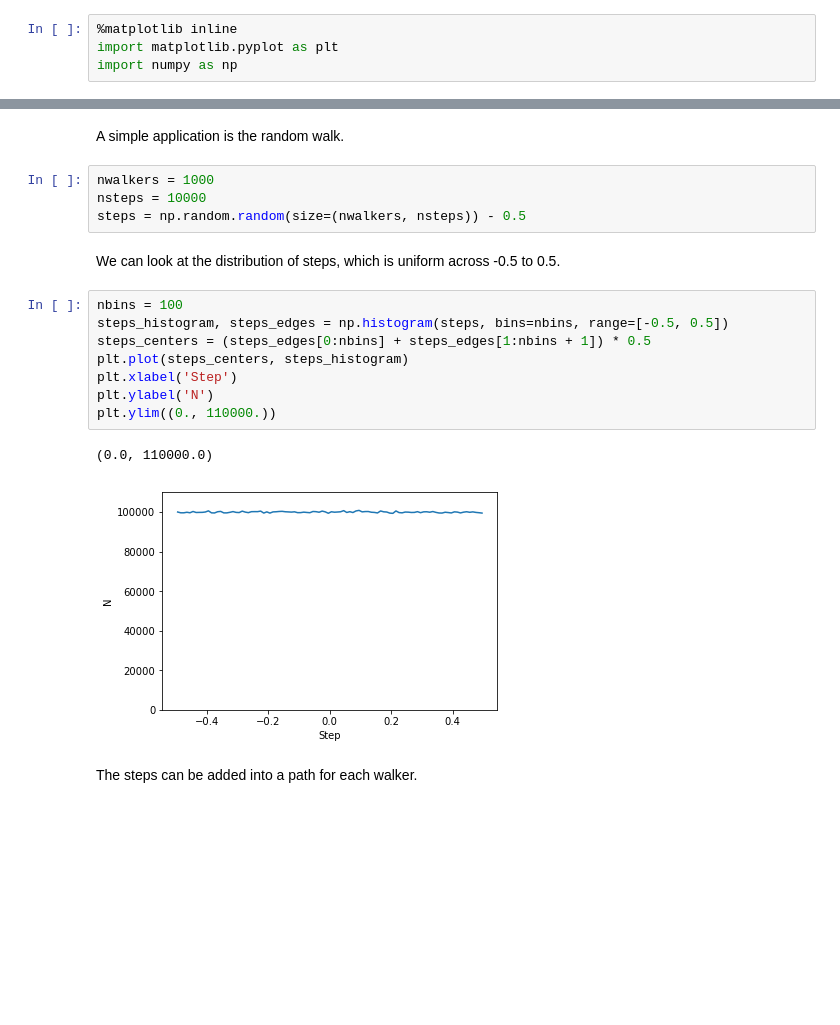
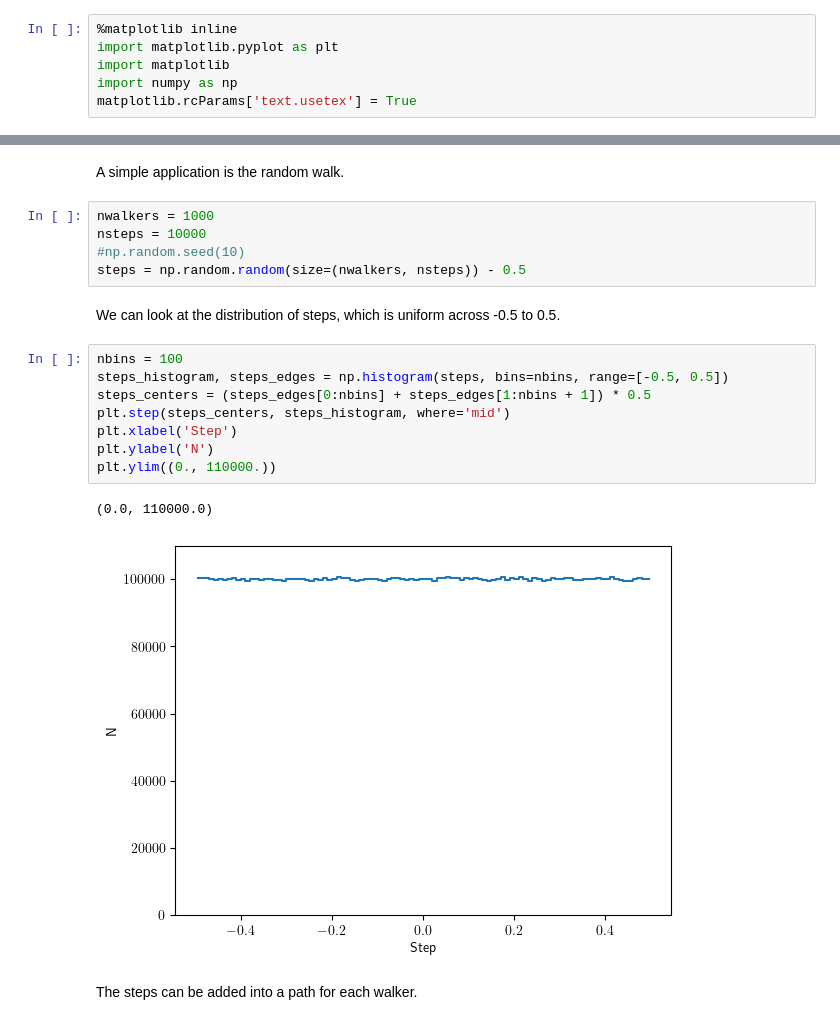
Before and after one commit to blanton144/computational-grad, a Jupyter notebook: docs/notebooks/random.ipynb, the cells around one changed output, grey strips where cells are left out. Drawn from its saved outputs; the diff is of its cells as text; blank space fills up the shorter version.

```diff
--- a/docs/notebooks/random.ipynb
+++ b/docs/notebooks/random.ipynb
@@ -1,7 +1,9 @@
 # %%
 %matplotlib inline
 import matplotlib.pyplot as plt
+import matplotlib
 import numpy as np
+matplotlib.rcParams['text.usetex'] = True
 # %% [markdown]
 ## Example of the linear congruent method
 # %% [markdown]
@@ -266,20 +276,21 @@ A simple application is the random walk.
 # %%
 nwalkers = 1000
 nsteps = 10000
+#np.random.seed(10)
 steps = np.random.random(size=(nwalkers, nsteps)) - 0.5
 # %% [markdown]
 We can look at the distribution of steps, which is uniform across -0.5 to 0.5.
 # %%
 nbins = 100
 steps_histogram, steps_edges = np.histogram(steps, bins=nbins, range=[-0.5, 0.5])
 steps_centers = (steps_edges[0:nbins] + steps_edges[1:nbins + 1]) * 0.5
-plt.plot(steps_centers, steps_histogram)
+plt.step(steps_centers, steps_histogram, where='mid')
 plt.xlabel('Step')
 plt.ylabel('N')
 plt.ylim((0., 110000.))
 # %% [output]
 (0.0, 110000.0)
-[figure, old version]
+[figure, new version]
 # %% [markdown]
 The steps can be added into a path for each walker.
 # %%
```
Also changed, not shown: parts of 27 cells of this notebook, 3 other files.
